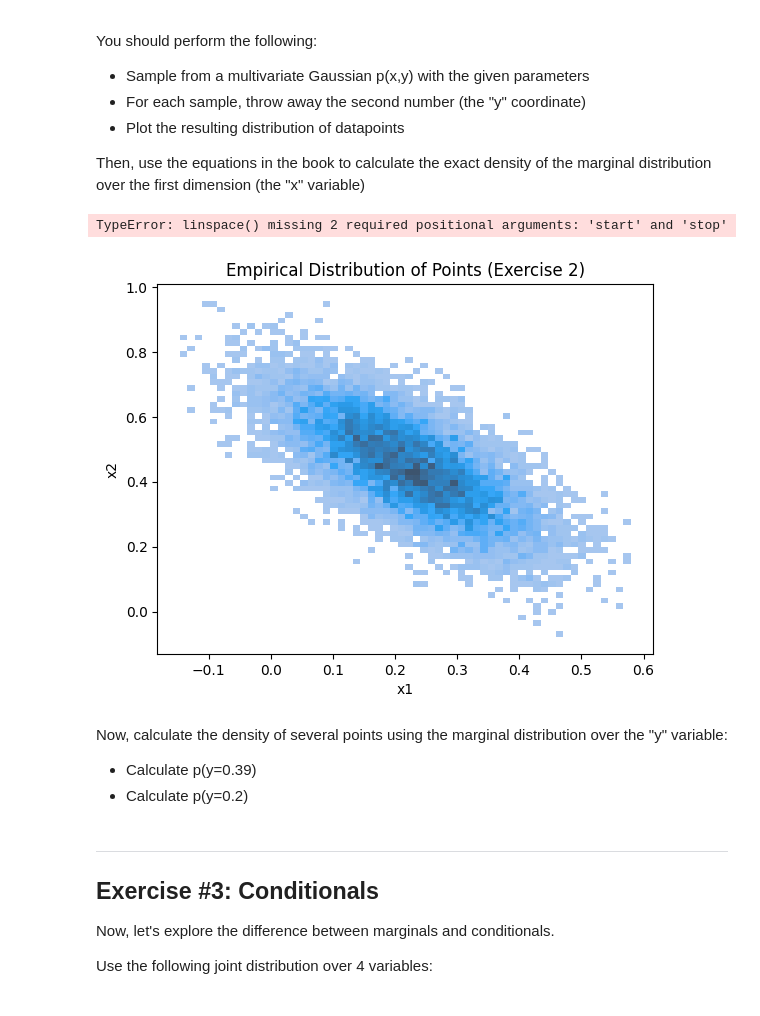
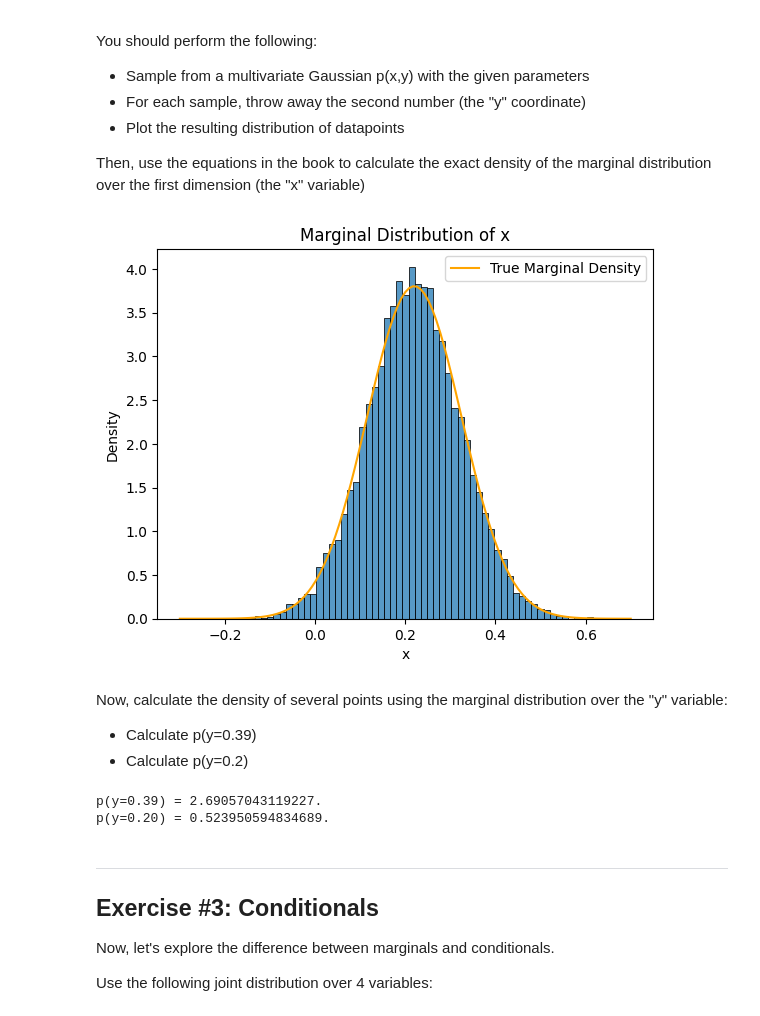
Before and after one commit to jrc117/CS473, a Jupyter notebook: labs/cs473_lab_week_3.ipynb, the cells around one changed output. Saved outputs shown, nothing was run; the diff lists cells and outputs as text; code cells hidden in the pictures.

```diff
--- a/labs/cs473_lab_week_3.ipynb
+++ b/labs/cs473_lab_week_3.ipynb
@@ -146,40 +146,41 @@ Then, use the equations in the book to calculate the exact density of the margin
 # %%
 # Use these parameters
 mu = np.array([[0.22], [0.45]])
 sigma = np.array([[0.011, -0.01], [-0.01, 0.018]])
 
 # YOUR CODE HERE
 
 # Sample
 num_samples = 10_000
 samples = []
 d = mu.shape[0]
 L = np.linalg.cholesky(sigma)       # Surely there's an easier way, right?
 
 for _ in range(num_samples):
     z = np.random.randn(d, 1)
     x = mu + L @ z
     samples.append(x)
 
 # Plot the empirical distribution of points (using, for example, a histogram plotting function)
 samples = np.array(samples).squeeze()       # This helps with plotting (below).
-sns.histplot(x=samples[:, 0], y=samples[:, 1], bins=60)
-plt.xlabel('x1')
-plt.ylabel('x2')
-plt.title('Empirical Distribution of Points (Exercise 2)')
+x_samples = samples[:, 0]
+sns.histplot(x=x_samples, bins=60, stat='density')
+plt.xlabel('x')
+plt.ylabel('Density')
+plt.title('Marginal Distribution of x')
 
 
 # Plot the true density curve
-x1, x2 = np.linspace(-0.3, 0.7, 117), np.linspace(-0.1, 0.9, 117)
-X1, X2 = np.meshgrid(x1, x2)
-density =
-plt.contour(x1, x2, density, label='True Density Curve')
+mu_x = mu[0, 0]
+var_x = sigma[0, 0]
+x_vals = np.linspace(-0.3, 0.7, 117)
+density = 1 / np.sqrt(2*np.pi * var_x) * np.exp(-(x_vals - mu_x)**2 / (2*var_x))
+plt.plot(x_vals, density, color='orange', label='True Marginal Density')
 plt.legend()
 
 plt.show()
 # %% [output]
-TypeError: linspace() missing 2 required positional arguments: 'start' and 'stop'
-[figure, old version]
+[figure, new version]
 # %% [markdown]
 Now, calculate the density of several points using the marginal distribution over the "y" variable:
 
@@ -192,3 +189,20 @@ print(f'p(y=0.20) = {}.')
+# %%
+# YOUR CODE HERE
+
+# Extract helpful variables from previous cell.
+mu_y = mu[1, 0]
+var_y = sigma[1, 1]
+y_val = 0.39
+density_y = 1 / np.sqrt(2*np.pi * var_y) * np.exp(-(y_val - mu_y)**2 / (2*var_y))
+
+print(f'p(y=0.39) = {density_y}.')
+
+y_val = 0.20
+density_y = 1 / np.sqrt(2*np.pi * var_y) * np.exp(-(y_val - mu_y)**2 / (2*var_y))
+print(f'p(y=0.20) = {density_y}.')
+# %% [output]
+p(y=0.39) = 2.69057043119227.
+p(y=0.20) = 0.523950594834689.
 # %% [markdown]
 ---
 ## Exercise #3: Conditionals
```
Also changed, not shown: parts of 6 cells of this notebook.
